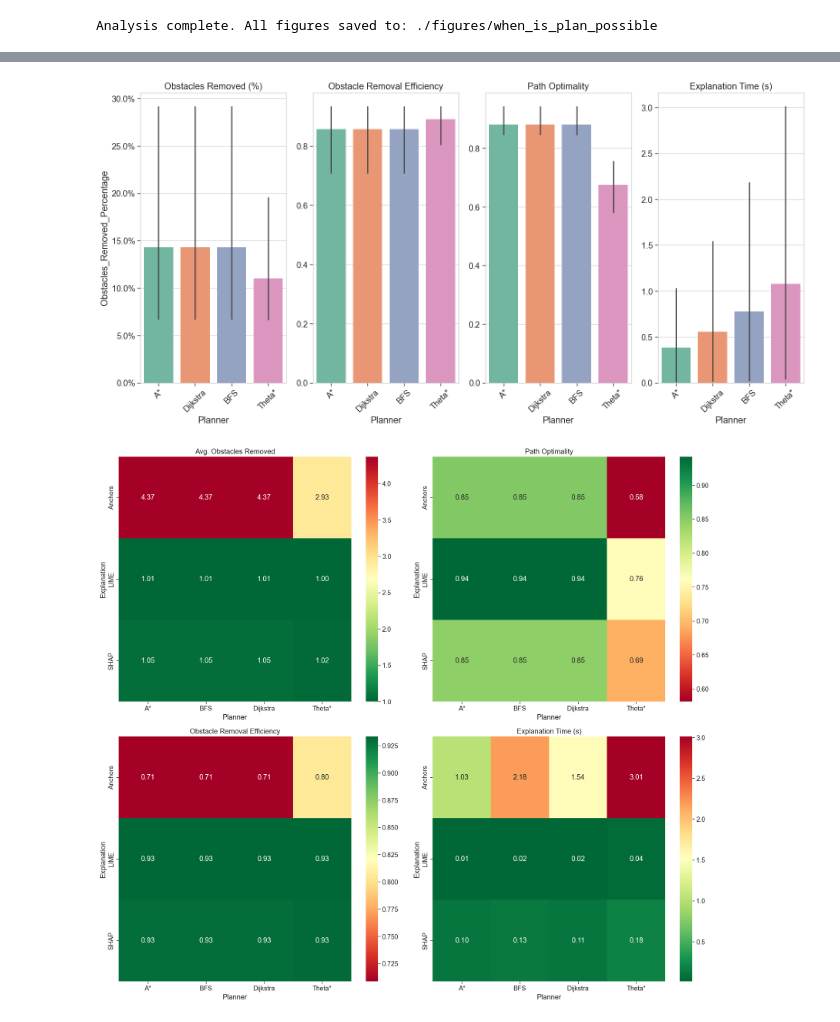
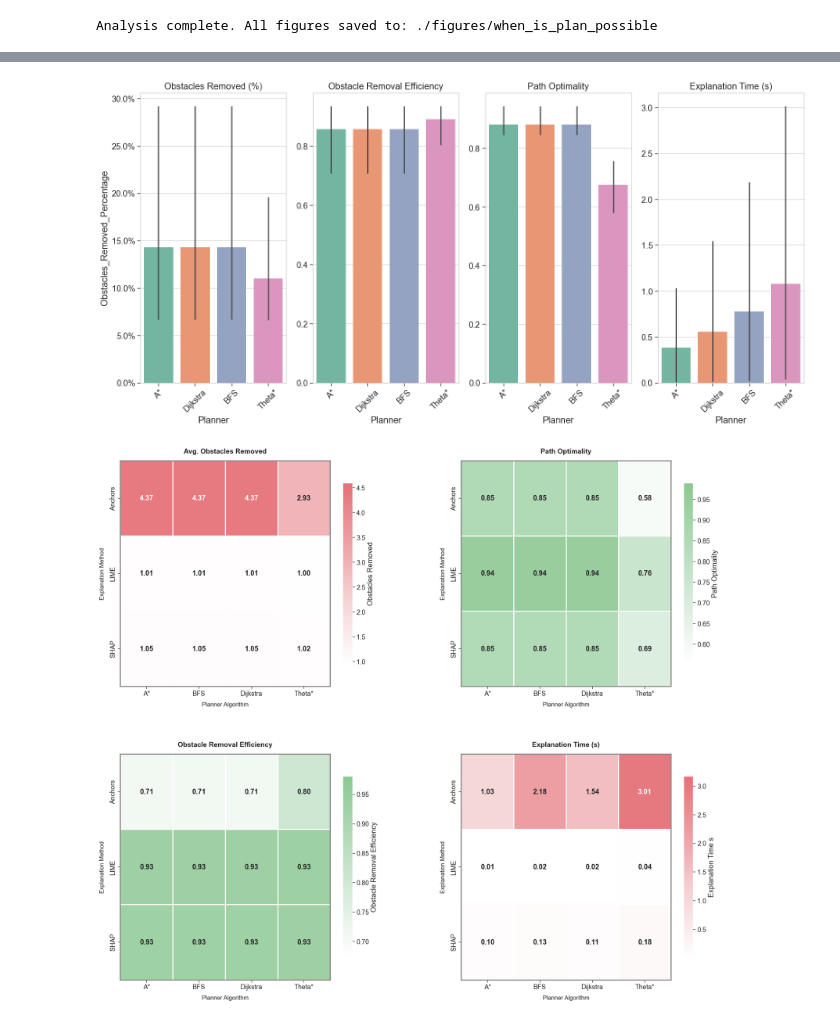
Before and after one commit to ah96/environment_centered_explanations, a Jupyter notebook: results/when_is_plan_possible_analysis.ipynb, the cells around one changed output, grey strips where cells are left out. Drawn from its saved outputs; the diff is of its cells as text; code cells hidden in the pictures.

```diff
--- a/results/when_is_plan_possible_analysis.ipynb
+++ b/results/when_is_plan_possible_analysis.ipynb
@@ -17,7 +17,7 @@ explanation_colors = {'Anchors': '#1f77b4', 'LIME': '#2ca02c', 'SHAP': '#d62728'
 colors = [explanation_colors[exp] for exp in ['Anchors', 'LIME', 'SHAP']]
 
 # Load the data
-df = pd.read_csv('./when_is_plan_possible_results.csv')
+df = pd.read_csv('../when_is_plan_possible_results.csv')
 
 # Display basic statistics
 print(df.groupby(['Explanation', 'Planner']).mean().round(3))
@@ -69,7 +69,6 @@ plt.savefig(f"{figures_dir}/planner_comparison.pdf", bbox_inches='tight', dpi=30
 plt.savefig(f"{figures_dir}/planner_comparison.png", bbox_inches='tight', dpi=300)
 
 # ======= Figure 3: Combined Heatmap Analysis =======
-# Create pivot tables for key metrics
 fig = plt.figure(figsize=(18, 16))
 gs = gridspec.GridSpec(2, 2, figure=fig)
 
@@ -78,24 +77,61 @@ metrics = ['Obstacles_Removed', 'Path_Optimality',
 titles = ['Avg. Obstacles Removed', 'Path Optimality',
           'Obstacle Removal Efficiency', 'Explanation Time (s)']
 
+# Define custom pale color palettes
+pale_green_cmap = LinearSegmentedColormap.from_list(
+    'pale_green', ['#FFFFFF', '#E8F4EA', '#D1E9D6', '#BADEBF', '#A3D3A8', '#8CC892'])
+pale_red_cmap = LinearSegmentedColormap.from_list(
+    'pale_red', ['#FFFFFF', '#F9E6E7', '#F4CDCF', '#EFABB0', '#EA8E94', '#E57178'])
+
 for i, (metric, title) in enumerate(zip(metrics, titles)):
     ax = fig.add_subplot(gs[i//2, i%2])
     pivot = pd.pivot_table(df, values=metric,
                          index='Explanation', columns='Planner',
                          aggfunc='mean')
 
-    # Custom colormap: green is good (high for efficiency, low for others)
+    # Select colormap based on metric
     if metric in ['Obstacle_Removal_Efficiency', 'Path_Optimality']:
-        cmap = 'RdYlGn'
+        cmap = pale_green_cmap
+        vmin = pivot.values.min() * 0.95  # Add 5% margin
+        vmax = pivot.values.max() * 1.05
     else:  # Obstacles_Removed, Explanation_Time_s
-        cmap = 'RdYlGn_r'
+        cmap = pale_red_cmap
+        vmin = pivot.values.min() * 0.95
+        vmax = pivot.values.max() * 1.05
 
-    sns.heatmap(pivot, annot=True, cmap=cmap, fmt='.2f', ax=ax)
-    ax.set_title(title)
+    # Create heatmap with improved styling
+    sns.heatmap(pivot, annot=True, fmt='.2f', cmap=cmap,
+                vmin=vmin, vmax=vmax,
+                linewidths=1, linecolor='white',
+                cbar_kws={'shrink': 0.8, 'label': metric.replace('_', ' ')},
+                ax=ax)
+
+    # Enhance visual appearance
+    ax.set_title(title, fontsize=14, fontweight='bold', pad=15)
+    ax.set_xlabel('Planner Algorithm', fontsize=12, labelpad=10)
+    ax.set_ylabel('Explanation Method', fontsize=12, labelpad=10)
+
+    # Style the annotations
+    for text in ax.texts:
+        text.set_fontweight('bold')
+
+    # Add borders
+    for _, spine in ax.spines.items():
+        spine.set_visible(True)
+        spine.set_linewidth(2)
+        spine.set_edgecolor('gray')
+
+    # Add grid-like visual cues at cell boundaries
+    for j in range(pivot.shape[0]+1):
+        ax.axhline(j, color='white', lw=2)
+    for j in range(pivot.shape[1]+1):
+        ax.axvline(j, color='white', lw=2)
 
 plt.tight_layout()
+plt.subplots_adjust(hspace=0.3, wspace=0.3)  # Add more space between subplots
 plt.savefig(f"{figures_dir}/combined_heatmap.pdf", bbox_inches='tight', dpi=300)
 plt.savefig(f"{figures_dir}/combined_heatmap.png", bbox_inches='tight', dpi=300)
+
 
 # ======= Figure 4: Multi-metric Comparison =======
 # Radar chart comparing explanation methods
@@ -318,32 +354,32 @@ LIME        A*                    1.009                         0.067
             BFS                   1.009                         0.067
             Dijkstra              1.009                         0.067
             Theta*                1.000                         0.067
 SHAP        A*                    1.046                         0.070
             BFS                   1.046                         0.070
 ... (43 lines left out)
 SHAP        A*                     0.100
             BFS                    0.126
             Dijkstra               0.106
             Theta*                 0.177
 Passing `palette` without assigning `hue` is deprecated and will be removed in v0.14.0. Assign the `x` variable to `hue` and set `legend=False` for the same effect.
 
   sns.barplot(x='Explanation', y=metric, data=df, palette=explanation_colors)
 
 Passing `palette` without assigning `hue` is deprecated and will be removed in v0.14.0. Assign the `x` variable to `hue` and set `legend=False` for the same effect.
 
   sns.barplot(x='Explanation', y=metric, data=df, palette=explanation_colors)
 
 Passing `palette` without assigning `hue` is deprecated and will be removed in v0.14.0. Assign the `x` variable to `hue` and set `legend=False` for the same effect.
 
   sns.barplot(x='Explanation', y=metric, data=df, palette=explanation_colors)
 
 ... (15 lines left out)
 
 Passing `palette` without assigning `hue` is deprecated and will be removed in v0.14.0. Assign the `x` variable to `hue` and set `legend=False` for the same effect.
 
   sns.barplot(x='Planner', y=metric, data=df, palette=planner_palette)
 Analysis complete. All figures saved to: ./figures/when_is_plan_possible
 [figure]
 [figure]
-[figure, old version]
+[figure, new version]
 [figure]
```
Also changed, not shown: 5 other files.
